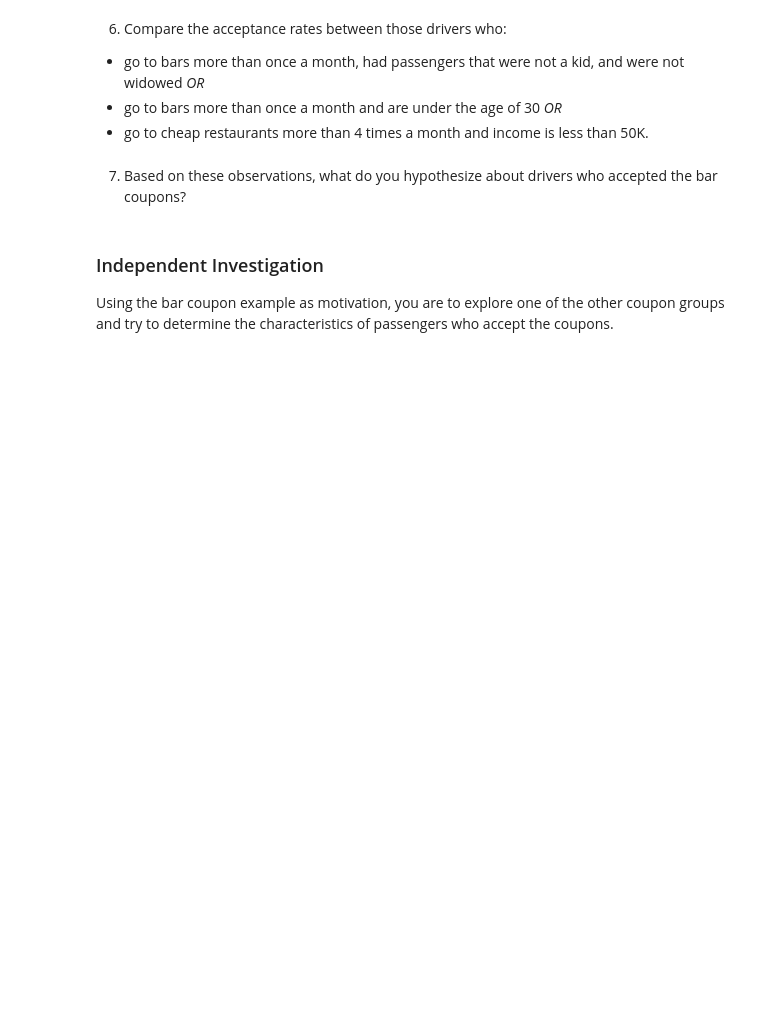
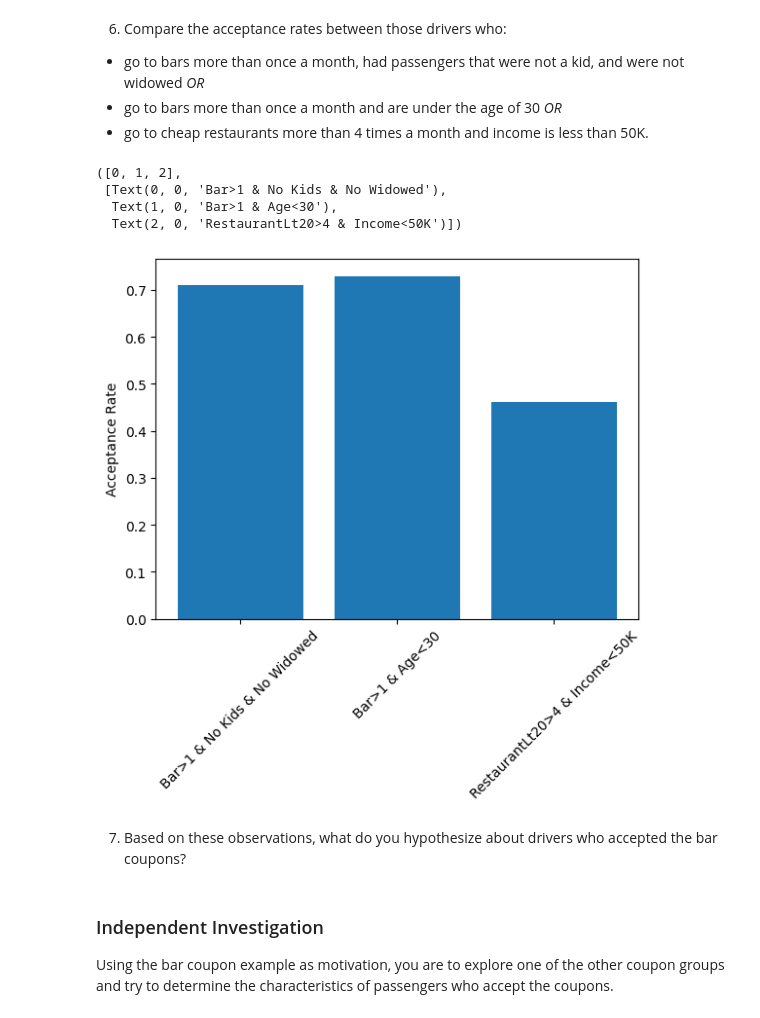
Before and after one commit to abarbancho/pc_ml_ai, a Jupyter notebook: assignment5_1_starter/prompt.ipynb, the cells around one changed output. Saved outputs shown, nothing was run; the diff lists cells and outputs as text; code cells hidden in the pictures; blank space fills up the shorter version.

```diff
--- a/assignment5_1_starter/prompt.ipynb
+++ b/assignment5_1_starter/prompt.ipynb
@@ -212,5 +239,19 @@ print(accepted_coupon_bar_prop)
 - go to bars more than once a month, had passengers that were not a kid, and were not widowed *OR*
 - go to bars more than once a month and are under the age of 30 *OR*
 - go to cheap restaurants more than 4 times a month and income is less than 50K.
+# %%
+cond1_acceptance_rate = bar_coupons_df.query("Bar in ['1~3', '4~8', 'gt8'] and passanger != 'Kid(s)' and maritalStatus != 'Widowed'")['Y'].value_counts(normalize=True)[1]
+cond2_acceptance_rate = bar_coupons_df.query("Bar in ['1~3', '4~8', 'gt8'] and age < '30'")['Y'].value_counts(normalize=True)[1]
+cond3_acceptance_rate = bar_coupons_df.query("RestaurantLessThan20 in ['4~8', 'gt8'] and income in ['$12500 - $24999', '$25000 - $37499', '$37500 - $49999']")['Y'].value_counts(normalize=True)[1]
+
+plt.bar(['Bar>1 & No Kids & No Widowed', 'Bar>1 & Age<30', 'RestaurantLt20>4 & Income<50K'], [cond1_acceptance_rate, cond2_acceptance_rate, cond3_acceptance_rate])
+plt.ylabel('Acceptance Rate')
+plt.xticks(rotation=45)
+# %% [output]
+([0, 1, 2],
+ [Text(0, 0, 'Bar>1 & No Kids & No Widowed'),
+  Text(1, 0, 'Bar>1 & Age<30'),
+  Text(2, 0, 'RestaurantLt20>4 & Income<50K')])
+[figure, added]
 # %% [markdown]
 7.  Based on these observations, what do you hypothesize about drivers who accepted the bar coupons?
```
Also changed, not shown: parts of 5 cells of this notebook.
